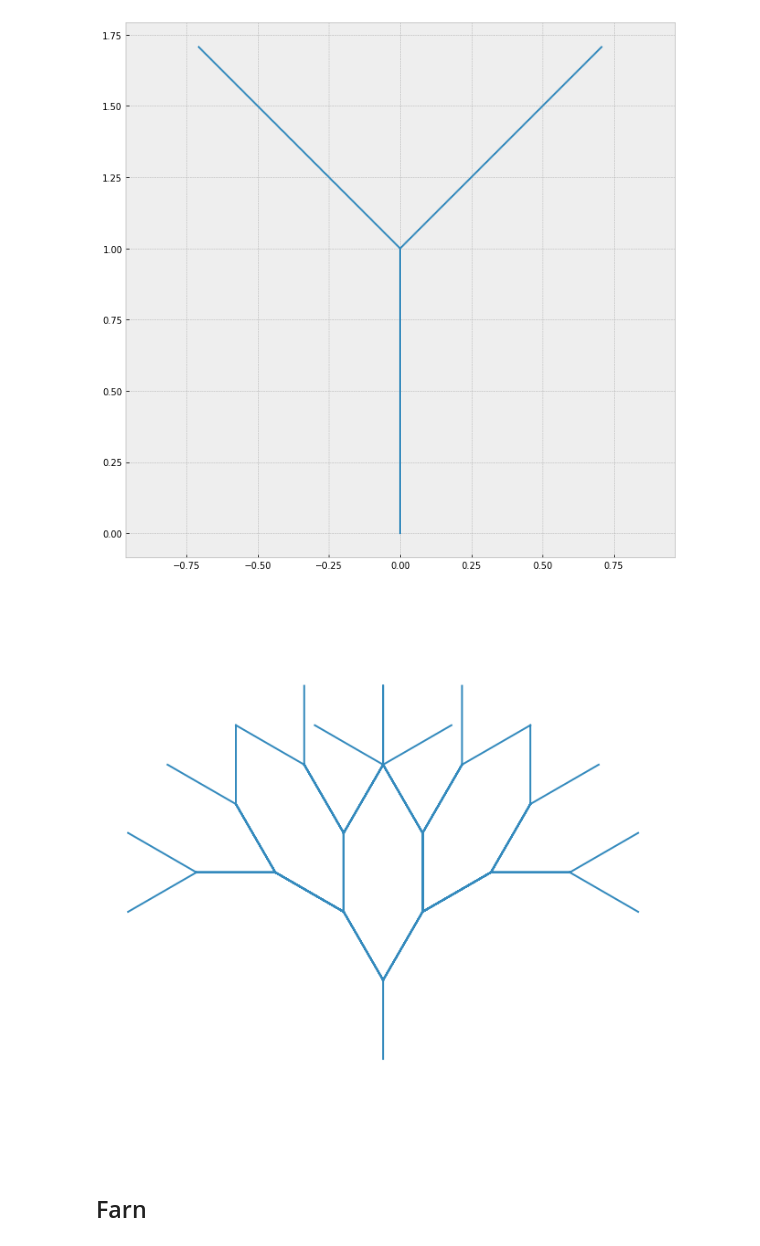
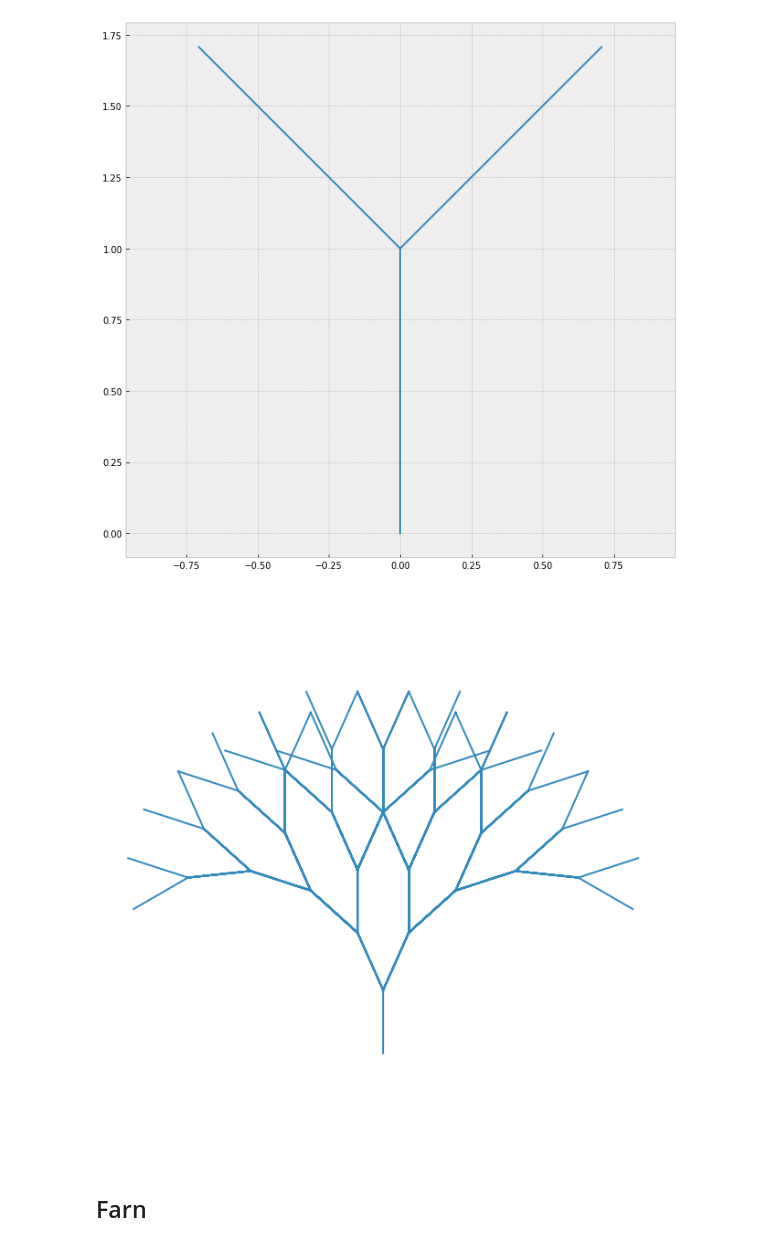
Before and after one commit to mgje/PIUMP, a Jupyter notebook: hs2020/Jupyter_Notebooks_im_Unterricht.ipynb, the cells around one changed output. Drawn from its saved outputs; the diff is of its cells as text; code cells hidden in the pictures.

```diff
--- a/hs2020/Jupyter_Notebooks_im_Unterricht.ipynb
+++ b/hs2020/Jupyter_Notebooks_im_Unterricht.ipynb
@@ -476,9 +478,11 @@ def l_plot(axiom, transformations, iterations=0, angle=45):
     turtle_program = transform_multiple(axiom, transformations, iterations)
     coords = branching_turtle_to_coords(turtle_program, angle)
     plot_coords(coords, bare_plot=True) # bare_plot removes the axis labels
-# %%
-l_plot('F', {'F': 'F[-F][+F]'}, 4, 30)
-# %% [output]
-[figure, removed]
+# %%
+N = 5  #@param {type: "slider", min: 1, max: 9}
+w = 24 #@param {type: "slider", min: 5, max: 70}
+l_plot('F', {'F': 'F[-F][+F]'}, N, w)
+# %% [output]
+[figure, added]
 # %% [markdown]
 ## Farn
```
Also changed, not shown: parts of 5 cells of this notebook.
